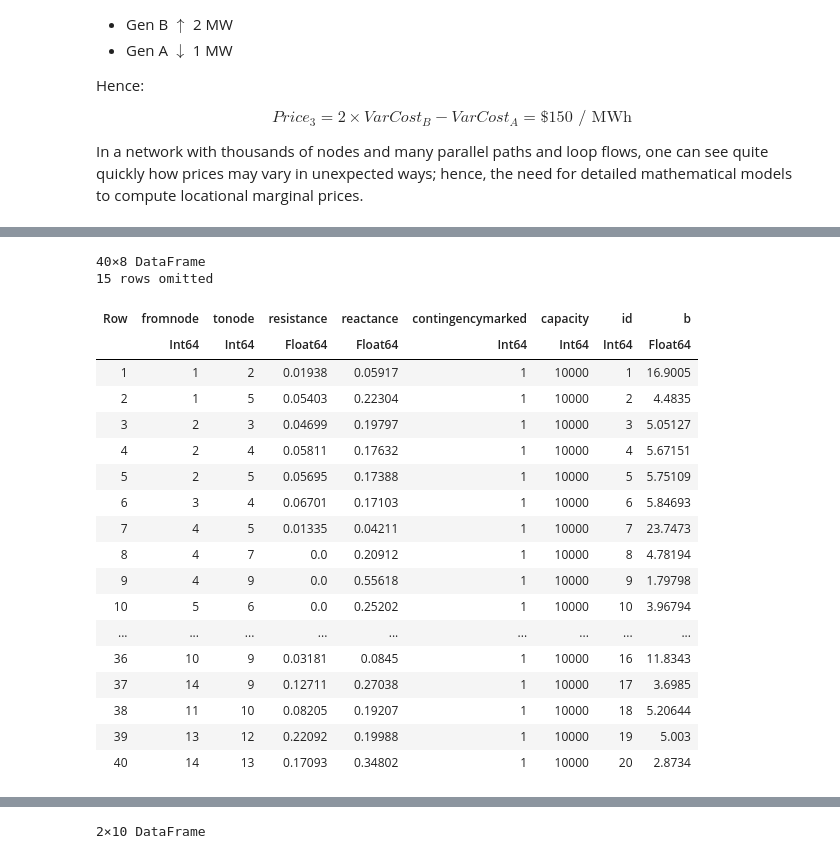
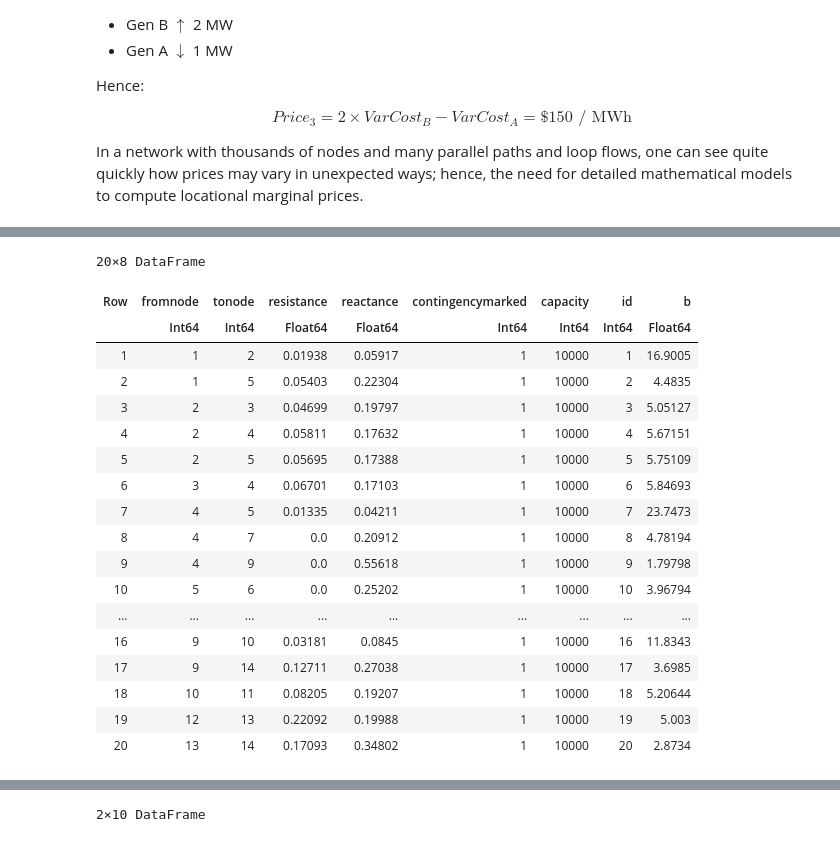
Before and after one commit to Power-Systems-Optimization-Course/power-systems-optimization, a Jupyter notebook: Notebooks/06-Optimal-Power-Flow.ipynb, the cells around one changed output, grey strips where cells are left out. Cells and saved outputs as stored; diff of their text form; code cells hidden in the pictures.

Commit message:
Refactor optimal power flow notebook for branch line handling
- remove duplicate flow constraints

```diff
--- a/Notebooks/06-Optimal-Power-Flow.ipynb
+++ b/Notebooks/06-Optimal-Power-Flow.ipynb
@@ -672,47 +681,39 @@ for f in [gens, lines, loads]
 end
 
 # create generator ids
 gens.id = 1:nrow(gens);
 
 # create line ids
 lines.id = 1:nrow(lines);
-# add set of rows for reverse direction with same parameters
-lines2 = copy(lines)
-lines2.f = lines2.fromnode
-lines2.fromnode = lines.tonode
-lines2.tonode = lines2.f
-lines2 = lines2[:,names(lines)]
-append!(lines,lines2)
 
 # calculate simple susceptance, ignoring resistance as earlier
 lines.b = 1 ./ lines.reactance
 
 # keep only a single time period
 loads = loads[:,["connnode","interval-1_load"]]
 rename!(loads,"interval-1_load" => "demand");
 
 lines
 # %% [output]
-40×8 DataFrame
-15 rows omitted
+20×8 DataFrame
 | Row | fromnode | tonode | resistance | reactance | contingencymarked | capacity | id | b |
 |  | Int64 | Int64 | Float64 | Float64 | Int64 | Int64 | Int64 | Float64 |
 | 1 | 1 | 2 | 0.01938 | 0.05917 | 1 | 10000 | 1 | 16.9005 |
 | 2 | 1 | 5 | 0.05403 | 0.22304 | 1 | 10000 | 2 | 4.4835 |
 | 3 | 2 | 3 | 0.04699 | 0.19797 | 1 | 10000 | 3 | 5.05127 |
 | 4 | 2 | 4 | 0.05811 | 0.17632 | 1 | 10000 | 4 | 5.67151 |
 | 5 | 2 | 5 | 0.05695 | 0.17388 | 1 | 10000 | 5 | 5.75109 |
 | 6 | 3 | 4 | 0.06701 | 0.17103 | 1 | 10000 | 6 | 5.84693 |
 | 7 | 4 | 5 | 0.01335 | 0.04211 | 1 | 10000 | 7 | 23.7473 |
 | 8 | 4 | 7 | 0.0 | 0.20912 | 1 | 10000 | 8 | 4.78194 |
 | 9 | 4 | 9 | 0.0 | 0.55618 | 1 | 10000 | 9 | 1.79798 |
 | 10 | 5 | 6 | 0.0 | 0.25202 | 1 | 10000 | 10 | 3.96794 |
 | ... | ... | ... | ... | ... | ... | ... | ... | ... |
-| 36 | 10 | 9 | 0.03181 | 0.0845 | 1 | 10000 | 16 | 11.8343 |
-| 37 | 14 | 9 | 0.12711 | 0.27038 | 1 | 10000 | 17 | 3.6985 |
-| 38 | 11 | 10 | 0.08205 | 0.19207 | 1 | 10000 | 18 | 5.20644 |
-| 39 | 13 | 12 | 0.22092 | 0.19988 | 1 | 10000 | 19 | 5.003 |
-| 40 | 14 | 13 | 0.17093 | 0.34802 | 1 | 10000 | 20 | 2.8734 |
+| 16 | 9 | 10 | 0.03181 | 0.0845 | 1 | 10000 | 16 | 11.8343 |
+| 17 | 9 | 14 | 0.12711 | 0.27038 | 1 | 10000 | 17 | 3.6985 |
+| 18 | 10 | 11 | 0.08205 | 0.19207 | 1 | 10000 | 18 | 5.20644 |
+| 19 | 12 | 13 | 0.22092 | 0.19988 | 1 | 10000 | 19 | 5.003 |
+| 20 | 13 | 14 | 0.17093 | 0.34802 | 1 | 10000 | 20 | 2.8734 |
 # %%
 lines
 # %% [output]
```
Also changed, not shown: parts of 18 cells of this notebook.
